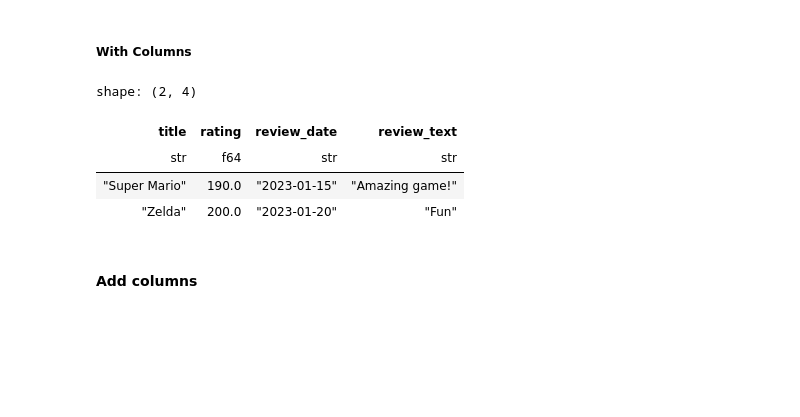
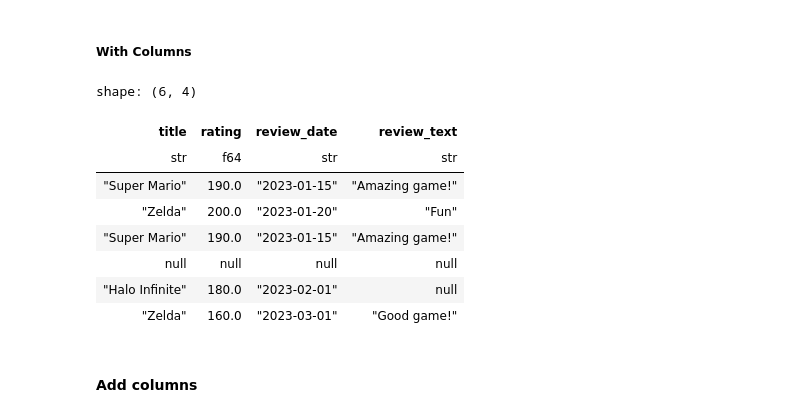
Before and after one commit to PacktPublishing/Data-Analysis-with-Polars, a Jupyter notebook: chapter_02/01_Polars_data_analysis.ipynb, the cells around one changed output. Cells and saved outputs as stored; diff of their text form; code cells hidden in the pictures; blank space fills up the shorter version.

```diff
--- a/chapter_02/01_Polars_data_analysis.ipynb
+++ b/chapter_02/01_Polars_data_analysis.ipynb
@@ -134,6 +134,6 @@ shape: (3, 5)
 # %% [markdown]
 #### Sort and add row numbers
 # %%
-# Sort the DataFrame by the time of review in descending order and show the first 2 rows
-video_games_reviews.sort('review_date', descending=True).head(2)
+# Sort the DataFrame by the time of review in descending order
+video_games_reviews.sort('review_date', descending=True)
 # %% [output]
@@ -145,4 +149,4 @@ shape: (2, 4)
 # %%
 # Sort the DataFrame by the title and  time of review, both in descending order
-video_games_reviews.sort(['title','review_date'], descending=[True, True]).head(2)
+video_games_reviews.sort(['title','review_date'], descending=[True, True])
 # %% [output]
@@ -318,16 +346,20 @@ shape: (2, 2)
 # %%
 # Another way to select columns is using with_columns() instead of select()
 # with_columns() includes all columns by default, and
 # adds or modifies the specified columns
 video_games_reviews.with_columns(
     pl.col('rating') * 20, # modified column
-    ).head(2)
+    )
 # %% [output]
-shape: (2, 4)
+shape: (6, 4)
 | title | rating | review_date | review_text |
 | str | f64 | str | str |
 | "Super Mario" | 190.0 | "2023-01-15" | "Amazing game!" |
 | "Zelda" | 200.0 | "2023-01-20" | "Fun" |
+| "Super Mario" | 190.0 | "2023-01-15" | "Amazing game!" |
+| null | null | null | null |
+| "Halo Infinite" | 180.0 | "2023-02-01" | null |
+| "Zelda" | 160.0 | "2023-03-01" | "Good game!" |
 # %% [markdown]
 #### Add columns
 # %%
```
Also changed, not shown: parts of 28 cells of this notebook.
